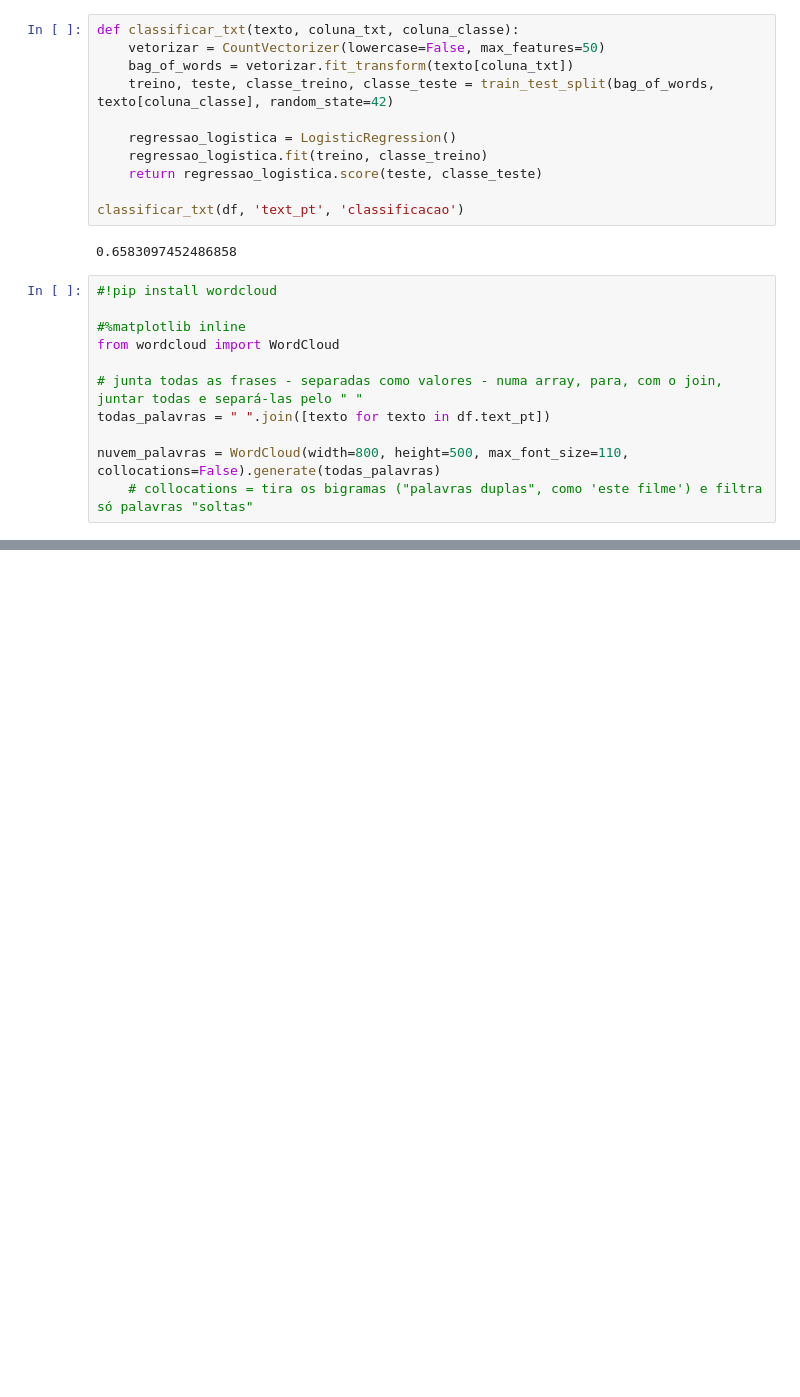
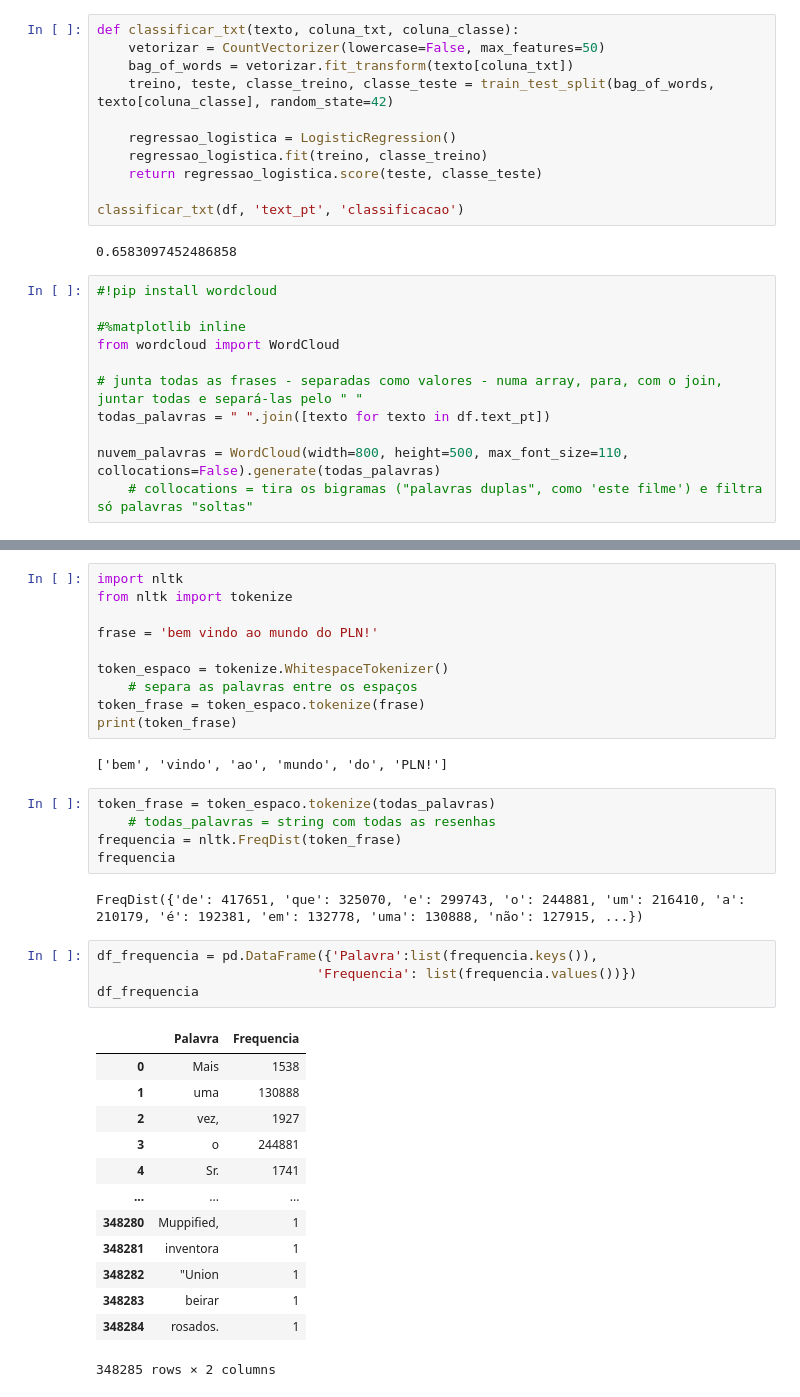
Before and after one commit to AmaroGusta/Trilha-PLN, a Jupyter notebook: Linguagem Natural 1/dados-textuais.ipynb, the cells around one changed output, grey strips where cells are left out. Saved outputs shown, nothing was run; the diff lists cells and outputs as text; blank space fills up the shorter version.

```diff
--- a/Linguagem Natural 1/dados-textuais.ipynb
+++ b/Linguagem Natural 1/dados-textuais.ipynb
@@ -94,0 +108,37 @@ plt.show()
+# %%
+import nltk
+from nltk import tokenize
+
+frase = 'bem vindo ao mundo do PLN!'
+
+token_espaco = tokenize.WhitespaceTokenizer()
+    # separa as palavras entre os espaços
+token_frase = token_espaco.tokenize(frase)
+print(token_frase)
+# %% [output]
+['bem', 'vindo', 'ao', 'mundo', 'do', 'PLN!']
+# %%
+token_frase = token_espaco.tokenize(todas_palavras)
+    # todas_palavras = string com todas as resenhas
+frequencia = nltk.FreqDist(token_frase)
+frequencia
+# %% [output]
+FreqDist({'de': 417651, 'que': 325070, 'e': 299743, 'o': 244881, 'um': 216410, 'a': 210179, 'é': 192381, 'em': 132778, 'uma': 130888, 'não': 127915, ...})
+# %%
+df_frequencia = pd.DataFrame({'Palavra':list(frequencia.keys()),
+                            'Frequencia': list(frequencia.values())})
+df_frequencia
+# %% [output]
+|  | Palavra | Frequencia |
+| 0 | Mais | 1538 |
+| 1 | uma | 130888 |
+| 2 | vez, | 1927 |
+| 3 | o | 244881 |
+| 4 | Sr. | 1741 |
+| ... | ... | ... |
+| 348280 | Muppified, | 1 |
+| 348281 | inventora | 1 |
+| 348282 | "Union | 1 |
+| 348283 | beirar | 1 |
+| 348284 | rosados. | 1 |
+348285 rows × 2 columns
```
Also changed, not shown: parts of 8 cells of this notebook.
